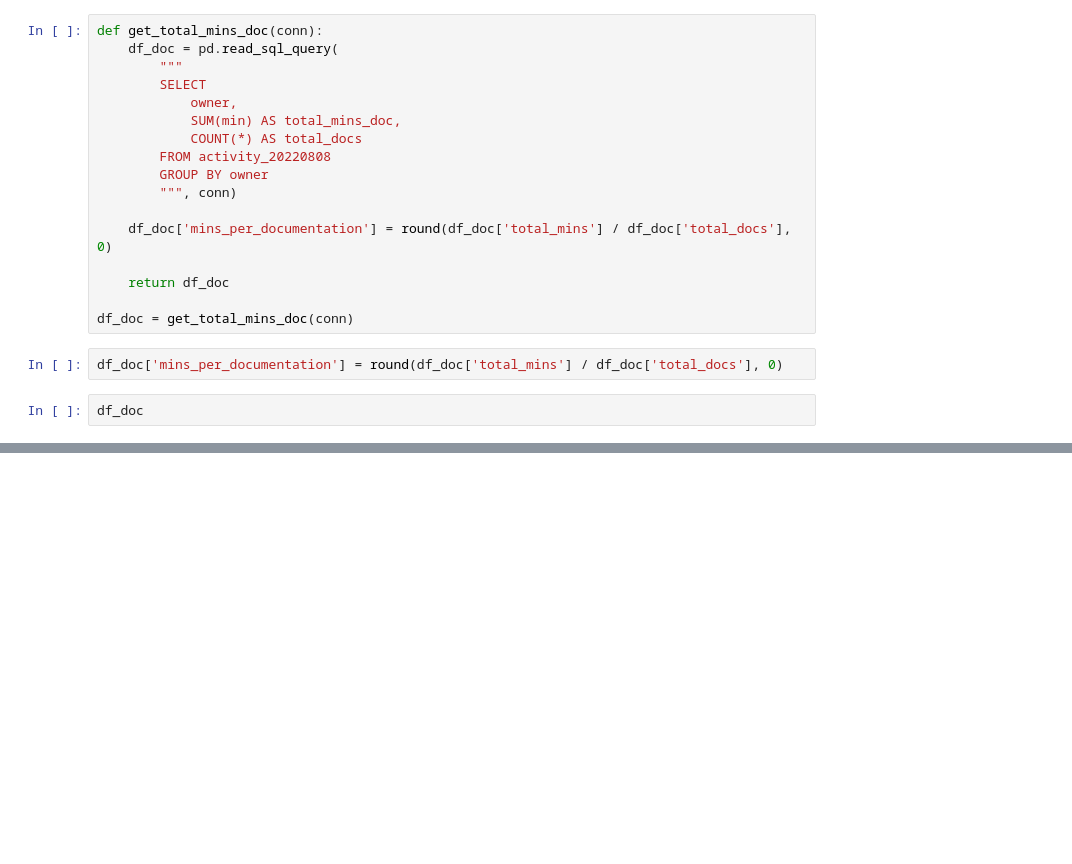
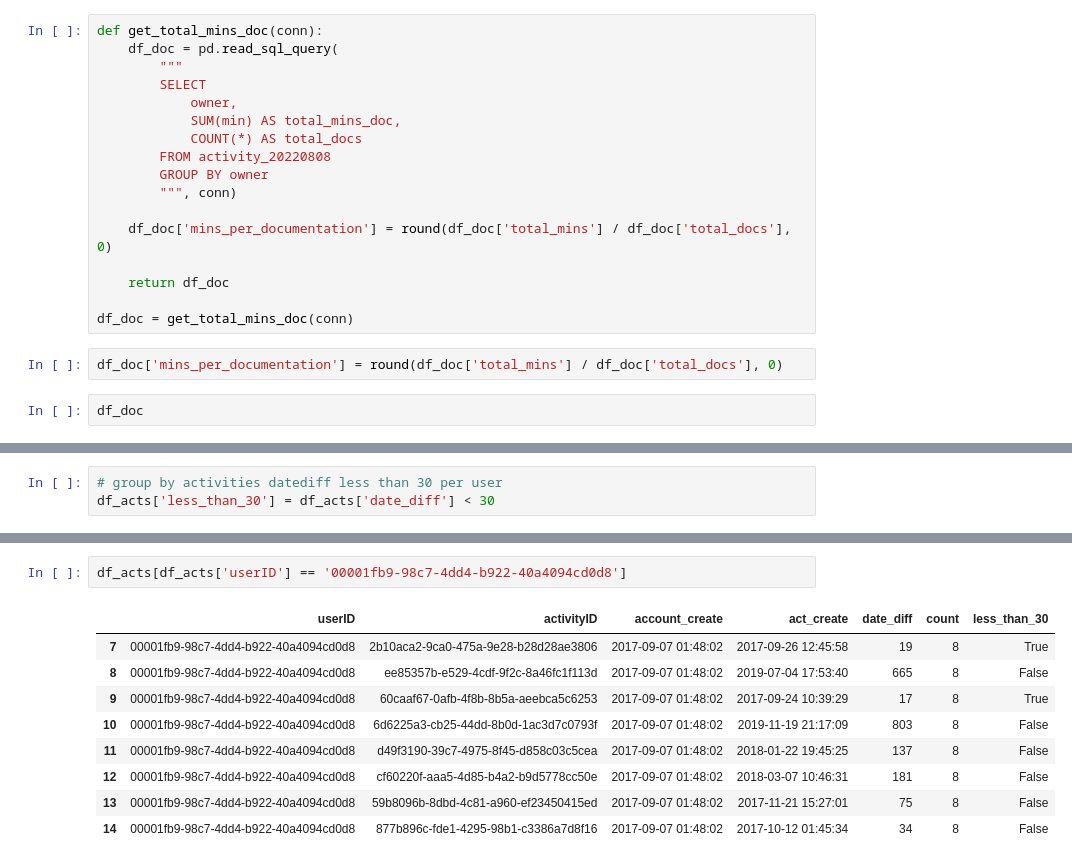
Before and after one commit to BenQuartermaine/customerclustering, a Jupyter notebook: notebooks/ben_eda_activation.ipynb, the cells around one changed output, grey strips where cells are left out. Saved outputs shown, nothing was run; the diff lists cells and outputs as text; blank space fills up the shorter version.

```diff
--- a/notebooks/ben_eda_activation.ipynb
+++ b/notebooks/ben_eda_activation.ipynb
@@ -92,0 +183,3 @@ df_doc
+# %%
+# group by activities datediff less than 30 per user
+df_acts['less_than_30'] = df_acts['date_diff'] < 30
@@ -92,0 +207,12 @@ df_doc
+# %%
+df_acts[df_acts['userID'] == '00001fb9-98c7-4dd4-b922-40a4094cd0d8']
+# %% [output]
+|  | userID | activityID | account_create | act_create | date_diff | count | less_than_30 |
+| 7 | 00001fb9-98c7-4dd4-b922-40a4094cd0d8 | 2b10aca2-9ca0-475a-9e28-b28d28ae3806 | 2017-09-07 01:48:02 | 2017-09-26 12:45:58 | 19 | 8 | True |
+| 8 | 00001fb9-98c7-4dd4-b922-40a4094cd0d8 | ee85357b-e529-4cdf-9f2c-8a46fc1f113d | 2017-09-07 01:48:02 | 2019-07-04 17:53:40 | 665 | 8 | False |
+| 9 | 00001fb9-98c7-4dd4-b922-40a4094cd0d8 | 60caaf67-0afb-4f8b-8b5a-aeebca5c6253 | 2017-09-07 01:48:02 | 2017-09-24 10:39:29 | 17 | 8 | True |
+| 10 | 00001fb9-98c7-4dd4-b922-40a4094cd0d8 | 6d6225a3-cb25-44dd-8b0d-1ac3d7c0793f | 2017-09-07 01:48:02 | 2019-11-19 21:17:09 | 803 | 8 | False |
+| 11 | 00001fb9-98c7-4dd4-b922-40a4094cd0d8 | d49f3190-39c7-4975-8f45-d858c03c5cea | 2017-09-07 01:48:02 | 2018-01-22 19:45:25 | 137 | 8 | False |
+| 12 | 00001fb9-98c7-4dd4-b922-40a4094cd0d8 | cf60220f-aaa5-4d85-b4a2-b9d5778cc50e | 2017-09-07 01:48:02 | 2018-03-07 10:46:31 | 181 | 8 | False |
+| 13 | 00001fb9-98c7-4dd4-b922-40a4094cd0d8 | 59b8096b-8dbd-4c81-a960-ef23450415ed | 2017-09-07 01:48:02 | 2017-11-21 15:27:01 | 75 | 8 | False |
+| 14 | 00001fb9-98c7-4dd4-b922-40a4094cd0d8 | 877b896c-fde1-4295-98b1-c3386a7d8f16 | 2017-09-07 01:48:02 | 2017-10-12 01:45:34 | 34 | 8 | False |
```
Also changed, not shown: parts of 18 cells of this notebook, 1 other file.
